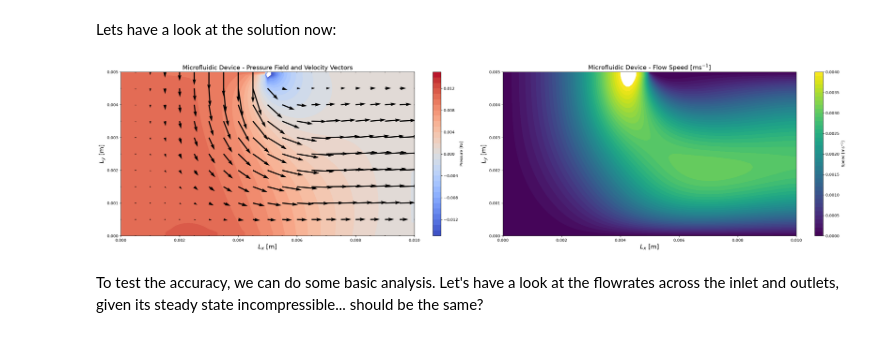
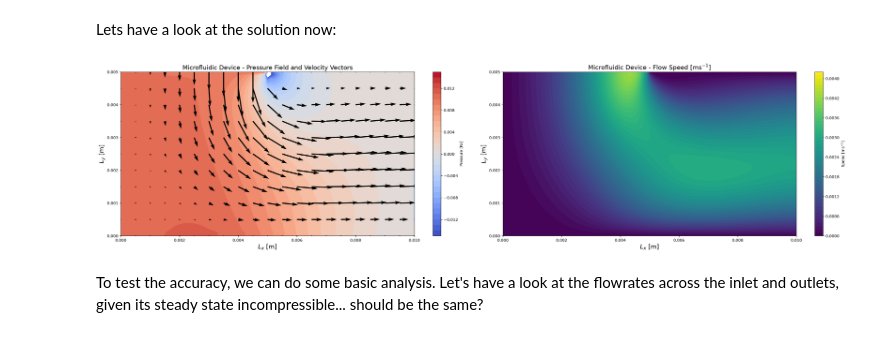
Before and after one commit to mfrans1/VloeiStof, a Jupyter notebook: examples/showcase.ipynb, the cells around one changed output. Cells and saved outputs as stored; diff of their text form; code cells hidden in the pictures.

```diff
--- a/examples/showcase.ipynb
+++ b/examples/showcase.ipynb
@@ -89,34 +89,34 @@ Lets have a look at the solution now:
 # %%
 # set up figure
 fig = plt.figure(figsize=(28, 7))
 ax1 = fig.add_subplot(121)
 cont = ax1.contourf(
     X, Y, p, cmap=cm.coolwarm, levels=np.arange(-0.015, 0.015 + 0.001, 0.001)
 )
 fig.colorbar(cont, label="Pressure [Pa]")
 
 ax1.quiver(X[::5, ::5], Y[::5, ::5], u[::5, ::5], v[::5, ::5])
 ax1.set_xlabel("$L_x$ [m]", fontsize=16)
 ax1.set_ylabel("$L_y$ [m]", fontsize=16)
 ax1.set_title("Microfluidic Device - Pressure Field and Velocity Vectors", fontsize=16)
 
 ax1 = fig.add_subplot(122)
 cont = ax1.contourf(
     X,
     Y,
     np.sqrt(u * u + v * v),
     cmap=cm.viridis,
-    levels=np.arange(0, 0.004 + 0.0001, 0.0001),
+    levels=np.arange(0, 0.005 + 0.0001, 0.0001),
 )
 fig.colorbar(cont, label="Speed [ms$^{-1}$]")
 ax1.set_xlabel("$L_x$ [m]", fontsize=16)
 ax1.set_ylabel("$L_y$ [m]", fontsize=16)
 ax1.set_title("Microfluidic Device - Flow Speed [ms$^{-1}$]", fontsize=16)
 
 plt.tight_layout()
 plt.savefig("../images/microfluidic_device_solution.png", dpi=300)
 # %% [output]
-[figure, old version]
+[figure, new version]
 # %% [markdown]
 To test the accuracy, we can do some basic analysis. Let's have a look at the flowrates across the inlet and outlets, given its steady state incompressible... should be the same?
 # %%
```
Also changed, not shown: parts of 1 cell of this notebook, 3 other files.
